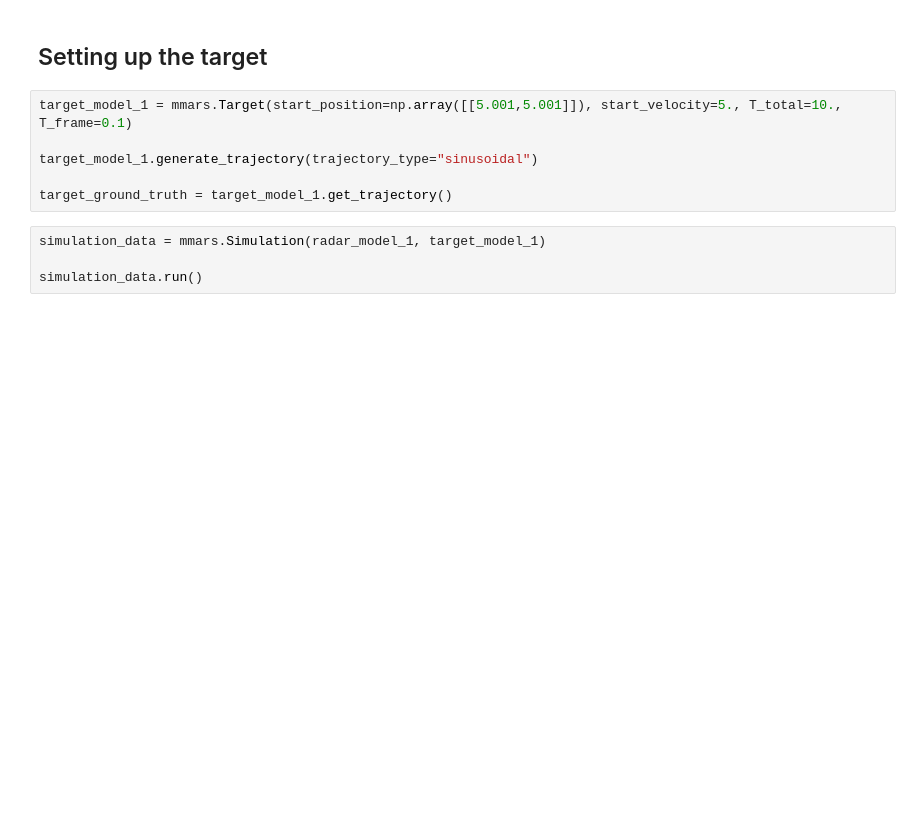
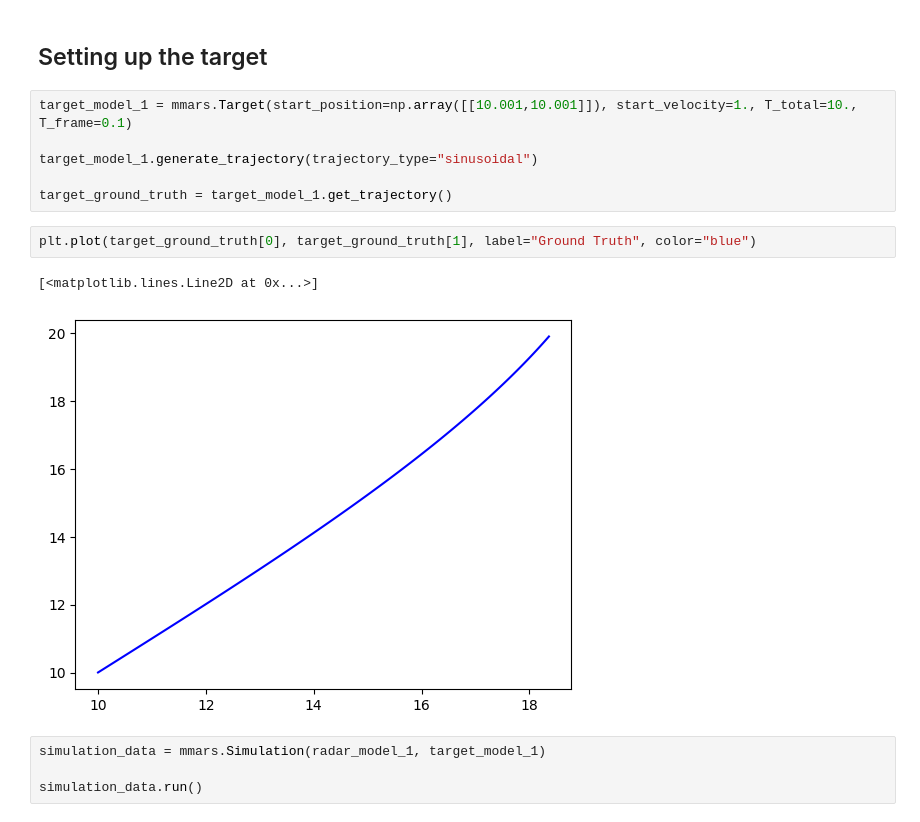
Before and after one commit to RHIMMELAND/MMARS, a Jupyter notebook: examples/MRBLaT_test.ipynb, the cells around one changed output. Drawn from its saved outputs; the diff is of its cells as text; blank space fills up the shorter version.

```diff
--- a/examples/MRBLaT_test.ipynb
+++ b/examples/MRBLaT_test.ipynb
@@ -43,11 +43,16 @@ radar_model_1 = mmars.FmcwRadar(position=np.array([[0,0]]), signalNoiseRatio=[10
 # %% [markdown]
 ## Setting up the target
 # %%
-target_model_1 = mmars.Target(start_position=np.array([[5.001,5.001]]), start_velocity=5., T_total=10., T_frame=0.1)
+target_model_1 = mmars.Target(start_position=np.array([[10.001,10.001]]), start_velocity=1., T_total=10., T_frame=0.1)
 
 target_model_1.generate_trajectory(trajectory_type="sinusoidal")
 
 target_ground_truth = target_model_1.get_trajectory()
+# %%
+plt.plot(target_ground_truth[0], target_ground_truth[1], label="Ground Truth", color="blue")
+# %% [output]
+[<matplotlib.lines.Line2D at 0x...>]
+[figure, added]
 # %%
 simulation_data = mmars.Simulation(radar_model_1, target_model_1)
 
```
Also changed, not shown: parts of 27 cells of this notebook, 3 other files.
